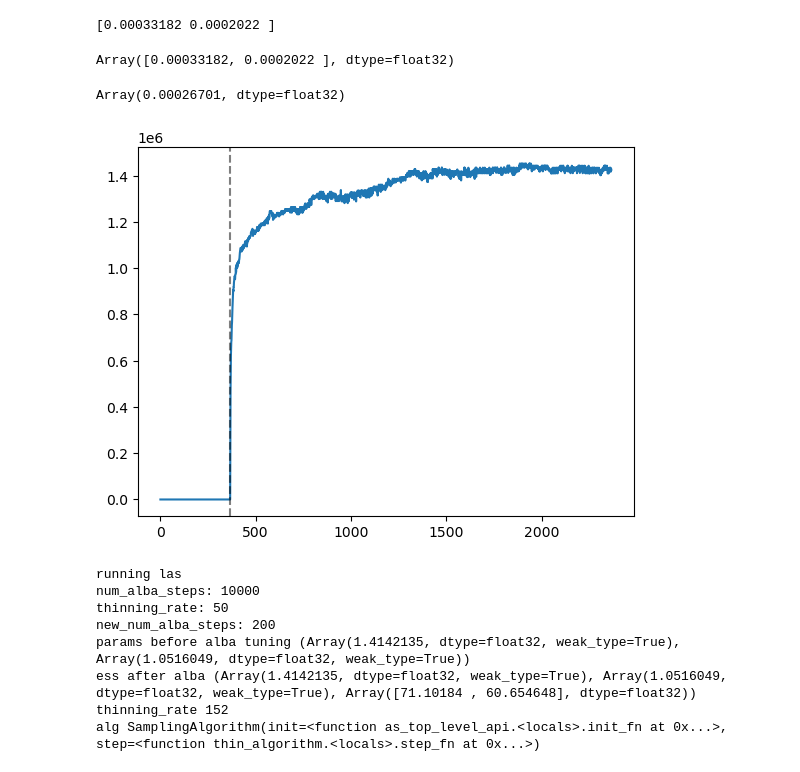
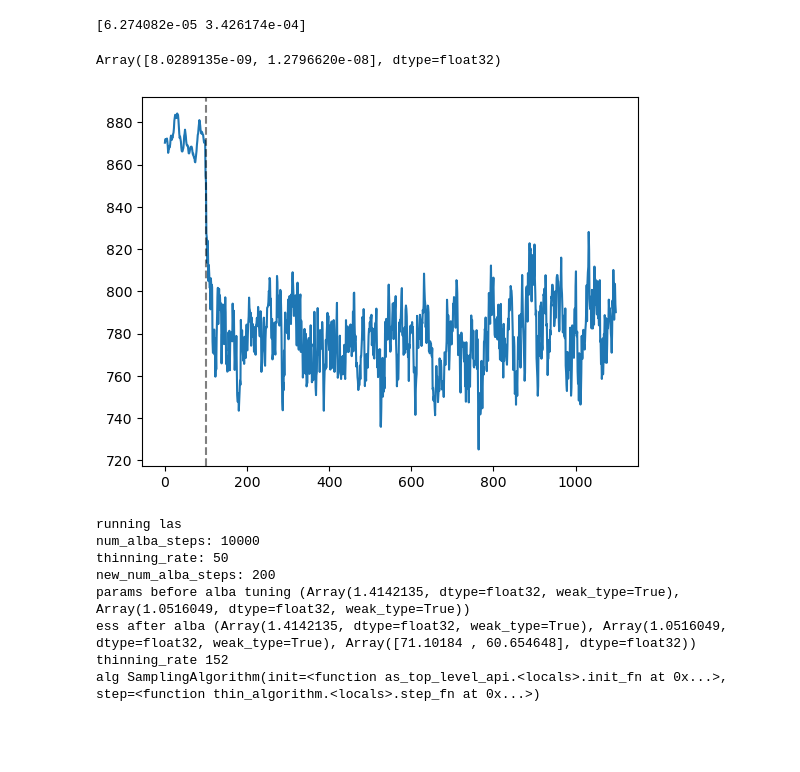
Before and after one commit to reubenharry/sampler-benchmarks, a Jupyter notebook: sampler-comparison/sampler_comparison/samplers/las.ipynb, the cells around one changed output. Drawn from its saved outputs; the diff is of its cells as text; code cells hidden in the pictures; blank space fills up the shorter version.

```diff
--- a/sampler-comparison/sampler_comparison/samplers/las.ipynb
+++ b/sampler-comparison/sampler_comparison/samplers/las.ipynb
@@ -46,13 +46,13 @@ E0000 00:00:1761605026.504173 1226360 cuda_blas.cc:1418] Unable to register cuBL
 # %%
 # run las on banana
-model = IllConditionedGaussian(ndims=2, condition_number=1, eigenvalues='log')
-# model = stochastic_volatility_mams_paper
+# model = IllConditionedGaussian(ndims=2, condition_number=1, eigenvalues='log')
+model = stochastic_volatility_mams_paper
 # num_steps1 = 1000
-num_adjusted_steps = 2000
-num_chains = 1000
+num_adjusted_steps = 1000
+num_chains = 200
 diagonal_preconditioning = True
 print("running las")
-sampler = las(num_adjusted_steps, num_chains, diagonal_preconditioning, target_eevpd=1e-3)
+sampler = las(num_adjusted_steps, num_chains, diagonal_preconditioning, target_eevpd=5e-4)
 unadjusted_samples, adjusted_samples, infos, num_steps_unadjusted, step_sizes = sampler(model, key=jax.random.key(0))
 # print(samples)
 # print(samples.shape)
@@ -112,10 +116,10 @@ adjusted_samples.shape
 print((((model.sample_transformations["square"].ground_truth_mean - (unadjusted_samples**2).mean(axis=0)))**2 )/(model.sample_transformations["square"].ground_truth_standard_deviation**2))
 ""
 
-((((model.sample_transformations["square"].ground_truth_mean -  (adjusted_samples[-1]**2).mean(axis=[0])))**2 ) / (model.sample_transformations["square"].ground_truth_standard_deviation**2))
+((((model.sample_transformations["square"].ground_truth_mean -  (adjusted_samples**2).mean(axis=[0,1])))**2 ) / (model.sample_transformations["square"].ground_truth_standard_deviation**2))
 # %% [output]
-[0.00033182 0.0002022 ]
+[6.274082e-05 3.426174e-04]
-Array([0.00033182, 0.0002022 ], dtype=float32)
+Array([8.0289135e-09, 1.2796620e-08], dtype=float32)
 # %%
 unadjusted_error_at_each_step = get_standardized_squared_error(
     unadjusted_samples[None, :, :],
@@ -134,29 +138,28 @@ adjusted_error_at_each_step_single = ((((unadjusted_samples**2).mean(axis=0) - m
 fun = lambda i : ((((model.sample_transformations["square"].ground_truth_mean -  (adjusted_samples[i]**2).mean(axis=[0])))**2 ) / (model.sample_transformations["square"].ground_truth_standard_deviation**2))
 
 adjusted_errs = jax.vmap(fun)(jnp.arange(adjusted_samples.shape[0])).mean(axis=-1)
-# %%
-adjusted_errs[0]
-# %% [output]
-Array(0.00026701, dtype=float32)
 # %%
 ### COUNT GRADIENT CALLS!!!! TODO TODO
-drop_first_n_steps = 600
+drop_first_n_steps = 100
 plt.plot(np.concatenate([unadjusted_error_at_each_step[drop_first_n_steps:], adjusted_errs[:]]))
+# log scale
+# plt.plot(np.concatenate([adjusted_errs[:]]))
+# plt.yscale('log')
 # plt.plot(adjusted_errs)
 # plt.plot(unadjusted_error_at_each_step)
 # add a vertical line at the end of the unadjusted phase
 plt.axvline(x=unadjusted_error_at_each_step.shape[0] - drop_first_n_steps, color='black', linestyle='--', alpha=0.5)
 # plt.plot(unadjusted_error_at_each_step)
 # save in sampler-comparison/sampler_comparison/experiments/results/figures
 # plt.savefig(f'las_bias_{model.name}.png')
 plt.show()
 plt.close()
 # plt.plot(adjusted_error_at_each_step)
 # plt.show()
 # plt.savefig(f'las_bias_adjusted_{model.name}.png')
 # plt.close()
 # %% [output]
-[figure, old version]
+[figure, new version]
 # %%
 # with fixed 1e-2 step size in adjusted phase:
 # %%
```
Also changed, not shown: parts of 5 cells of this notebook, 3 other files.
